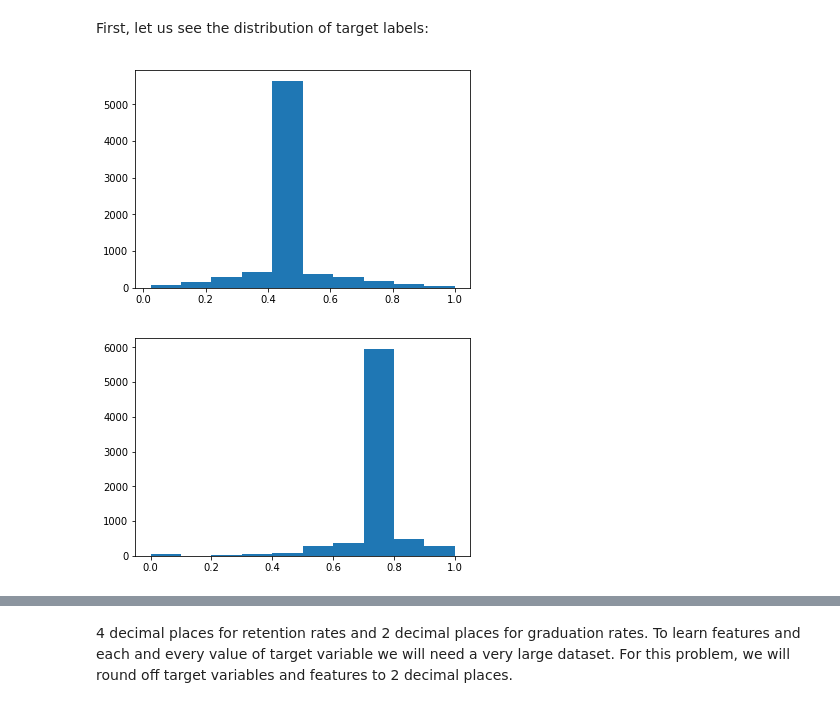
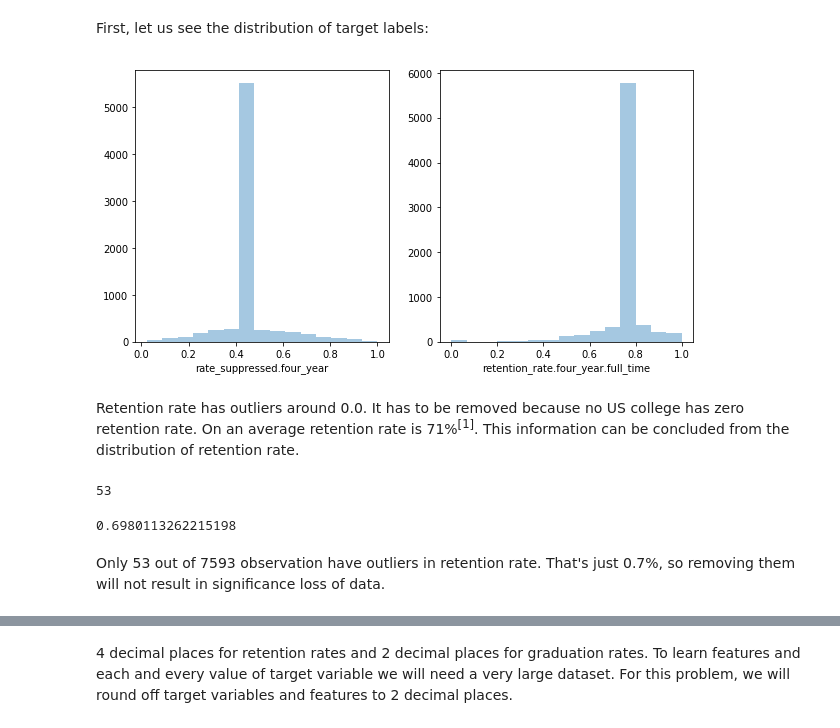
Before and after one commit to sanjeevai/ML-Capstone, a Jupyter notebook: project.ipynb, the cells around one changed output, grey strips where cells are left out. Saved outputs shown, nothing was run; the diff lists cells and outputs as text; code cells hidden in the pictures.

```diff
--- a/project.ipynb
+++ b/project.ipynb
@@ -950,15 +866,23 @@ Now let us see distribution of some variables to understand the data:
 ## Normalizing the data
 # %% [markdown]
 First, let us see the distribution of target labels:
-# %%
-# graduation rate
-grad = df['rate_suppressed.four_year']
-plt.hist(grad);
-# %% [output]
-[figure, removed]
-# %%
-# retention rate
-ret = df['retention_rate.four_year.full_time']
-plt.hist(ret);
-# %% [output]
-[figure, removed]
+# %%
+f, (ax1, ax2) = plt.subplots(1, 2, figsize=(10,5))
+
+sns.distplot(df['rate_suppressed.four_year'], ax=ax1, kde=False, bins=15)
+sns.distplot(df['retention_rate.four_year.full_time'], ax=ax2, kde=False, bins=15)
+plt.savefig("./img/class_labels.png")
+# %% [output]
+[figure, added]
+# %% [markdown]
+Retention rate has outliers around 0.0. It has to be removed because no US college has zero retention rate. On an average retention rate is 71%<sup>[1]</sup>. This information can be concluded from the distribution of retention rate.
+# %%
+print(df[df['retention_rate.four_year.full_time'] == 0].shape[0])
+# %% [output]
+53
+# %%
+100*53/7593
+# %% [output]
+0.6980113262215198
+# %% [markdown]
+Only 53 out of 7593 observation have outliers in retention rate. That's just 0.7%, so removing them will not result in significance loss of data.
```
Also changed, not shown: parts of 109 cells of this notebook, 2 other files.
